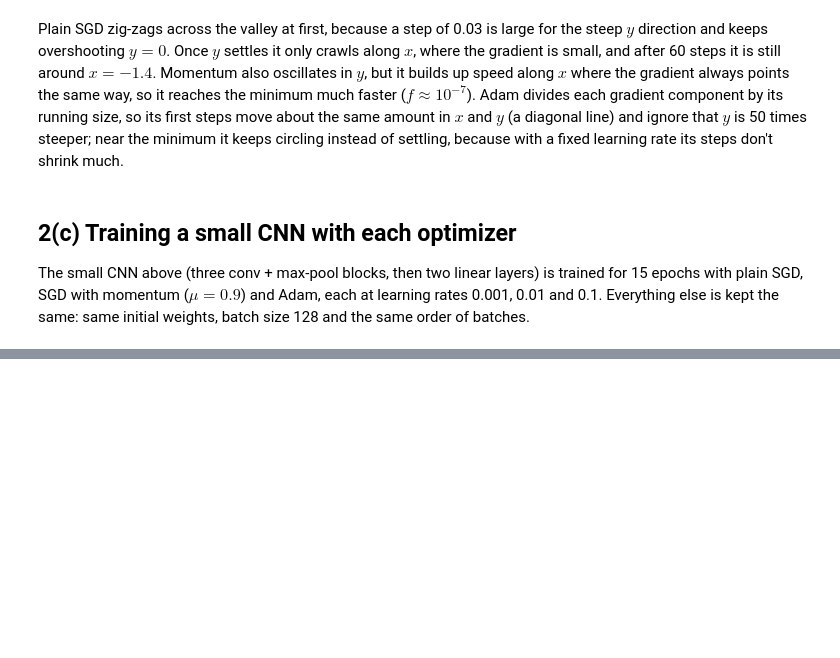
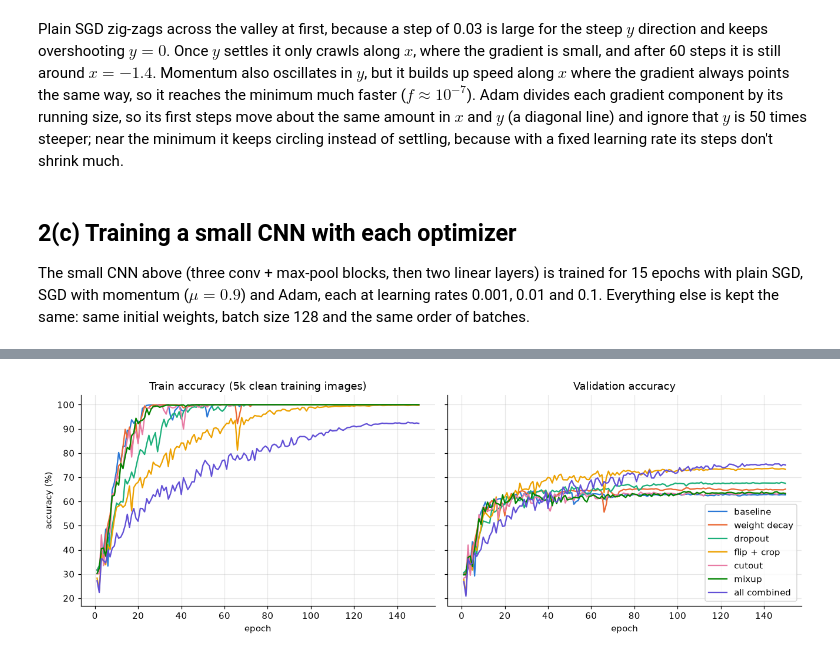
Before and after one commit to HimethW/EN4554-Assignment_2-on-CNNs, a Jupyter notebook: a02.ipynb, the cells around one changed output, grey strips where cells are left out. Saved outputs shown, nothing was run; the diff lists cells and outputs as text; code cells hidden in the pictures; blank space fills up the shorter version.

```diff
--- a/a02.ipynb
+++ b/a02.ipynb
@@ -532,0 +600,34 @@ Each optimizer has a different best learning rate: 0.1 for plain SGD (73%), 0.01
+# %%
+def bn_cnn(dropout=0.0):
+    def block(c_in, c_out):
+        return [nn.Conv2d(c_in, c_out, 3, padding=1, bias=False), nn.BatchNorm2d(c_out), nn.ReLU(), nn.MaxPool2d(2)]
+    return nn.Sequential(
+        *block(3, 32), *block(32, 64), *block(64, 128), nn.Flatten(),
+        nn.Dropout(dropout), nn.Linear(128 * 4 * 4, 256), nn.ReLU(),
+        nn.Dropout(dropout), nn.Linear(256, 10),
+    ).to(device)
+
+
+X_small, y_small = X_train[:5000], y_train[:5000]
+configs = {
+    "baseline": {},
+    "weight decay": {"wd": 5e-4},
+    "dropout": {"dropout": 0.3},
+    "flip + crop": {"augment": flip_crop},
+    "cutout": {"augment": cutout},
+    "mixup": {"mixup_alpha": 0.2},
+    "all combined": {"wd": 5e-4, "dropout": 0.3, "augment": lambda x: cutout(flip_crop(x)), "mixup_alpha": 0.2},
+}
+
+reg_hist = {}
+for name, cfg in configs.items():
+    set_seed()
+    model = bn_cnn(cfg.get("dropout", 0.0))
+    opt = torch.optim.SGD(model.parameters(), lr=0.05, momentum=0.9, weight_decay=cfg.get("wd", 0.0))
+    reg_hist[name] = fit(model, opt, n_epochs(150), X_small, y_small, augment=cfg.get("augment"),
+                         mixup_alpha=cfg.get("mixup_alpha", 0.0), track_train_acc=True)
+
+print(f"{'setting':<15}{'train acc':>11}{'val acc':>10}{'gap':>8}")
+for name, h in reg_hist.items():
+    train_acc, val_acc = h["train_acc"][-1], h["val_acc"][-1]
+    print(f"{name:<15}{train_acc:>11.1%}{val_acc:>10.1%}{train_acc - val_acc:>8.1%}")
@@ -532,0 +643,13 @@ Each optimizer has a different best learning rate: 0.1 for plain SGD (73%), 0.01
+# %%
+fig, (ax1, ax2) = plt.subplots(1, 2, figsize=(12, 4.2), sharey=True)
+for name, h in reg_hist.items():
+    epochs = range(1, len(h["val_acc"]) + 1)
+    ax1.plot(epochs, np.array(h["train_acc"]) * 100, lw=1.5, label=name)
+    ax2.plot(epochs, np.array(h["val_acc"]) * 100, lw=1.5, label=name)
+ax1.set(xlabel="epoch", ylabel="accuracy (%)", title="Train accuracy (5k clean training images)")
+ax2.set(xlabel="epoch", title="Validation accuracy")
+ax2.legend()
+plt.tight_layout()
+plt.show()
+# %% [output]
+[figure, added]
```
Also changed, not shown: parts of 12 cells of this notebook.
